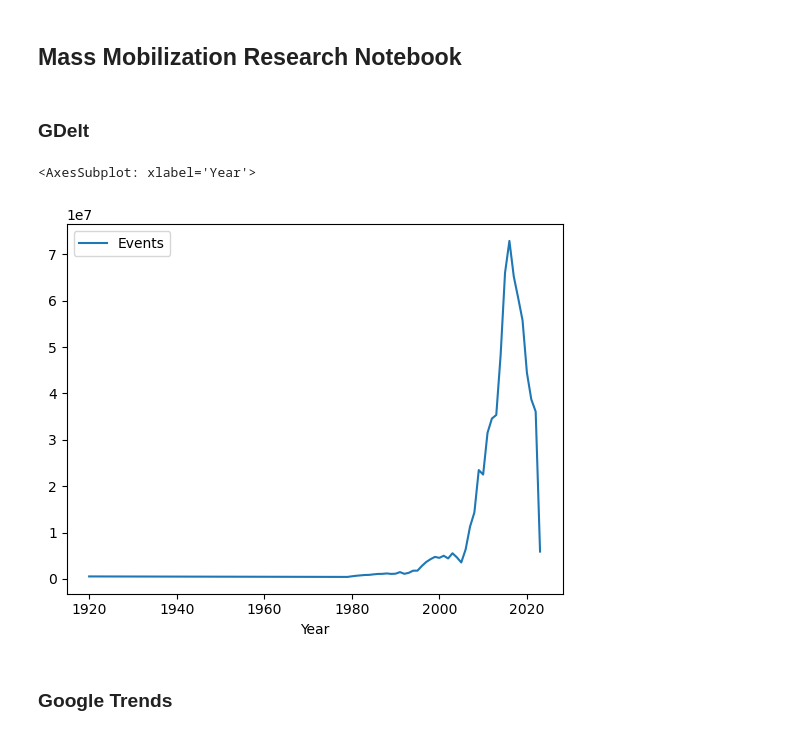
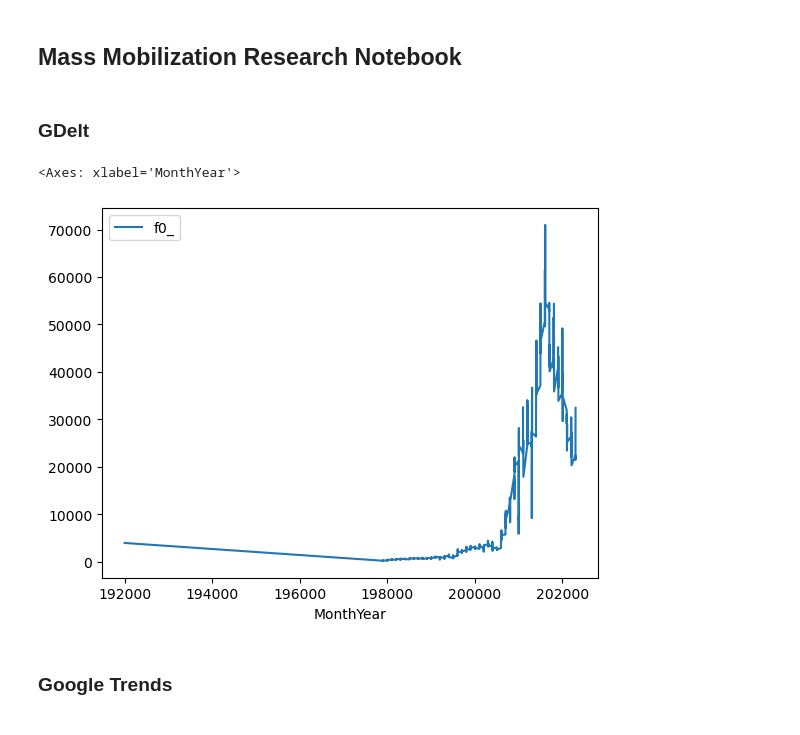
Before and after one commit to isaackrementsov/spotlights-mobilization, a Jupyter notebook: notebooks/Research.ipynb, the cells around one changed output. Saved outputs shown, nothing was run; the diff lists cells and outputs as text; code cells hidden in the pictures.

```diff
--- a/notebooks/Research.ipynb
+++ b/notebooks/Research.ipynb
@@ -1,5 +1,3 @@
 # %% [markdown]
 ## Mass Mobilization Research Notebook
-# %% [markdown]
-### GDelt
 # %%
@@ -7,13 +11,12 @@ import pandas_gbq
+# %% [markdown]
+### GDelt
 # %%
 query = """
-    SELECT Year, count(*) as Events FROM `gdelt-bq.full.events`
-GROUP BY Year ORDER BY Year;
+    SELECT MonthYear, count(*) FROM `gdelt-bq.full.events` WHERE EventBaseCode = "014" GROUP BY MonthYear ORDER BY MonthYear;
 """
 
 event_df = pandas_gbq.read_gbq(query, project_id="gdelt-d-379201")
+event_df.plot(x="MonthYear", y="f0_")
+# %% [output]
+<Axes: xlabel='MonthYear'>
+[figure, added]
-# %%
-event_df = event_df.dropna()
-event_df.plot(x="Year", y="Events")
-# %% [output]
-<AxesSubplot: xlabel='Year'>
-[figure, removed]
```
Also changed, not shown: parts of 11 cells of this notebook, 1 other file.
